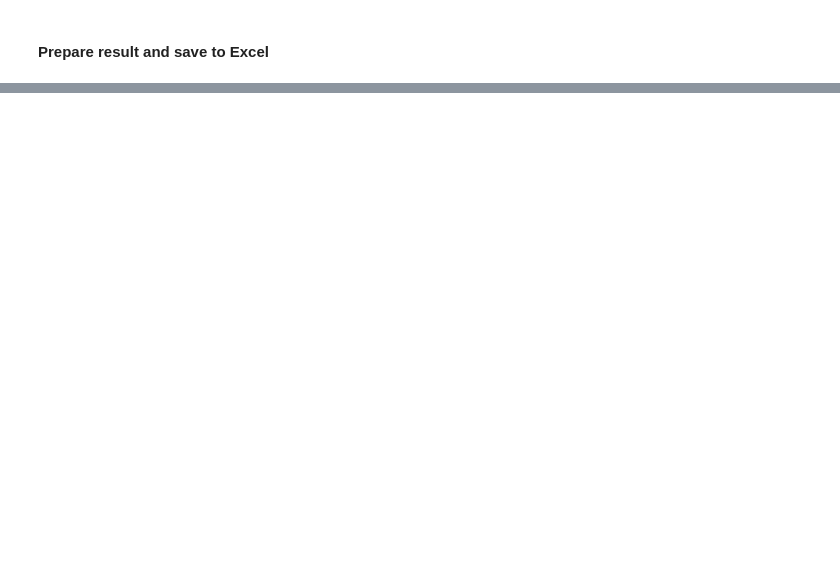
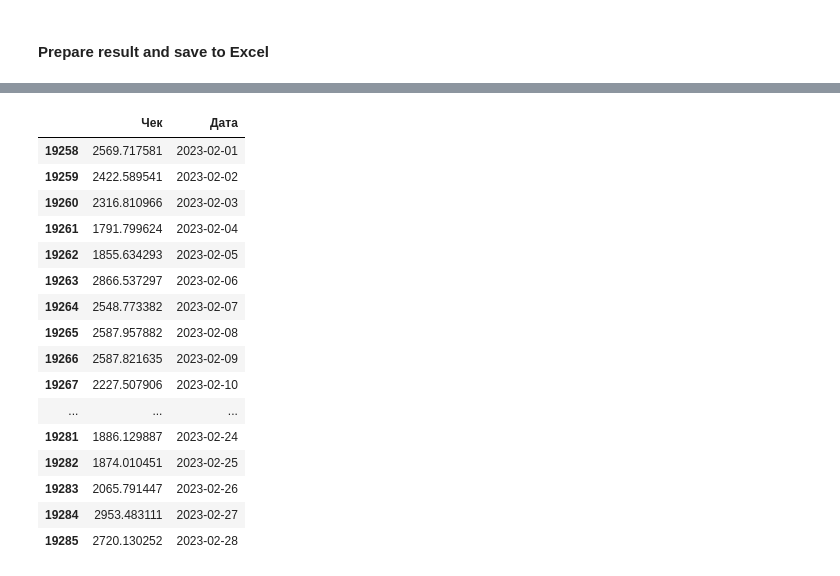
Before and after one commit to grigory-zhovtun/revenue-forecasting, a Jupyter notebook: forec_with_prophet.ipynb, the cells around one changed output, grey strips where cells are left out. Saved outputs shown, nothing was run; the diff lists cells and outputs as text; code cells hidden in the pictures; blank space fills up the shorter version.

```diff
--- a/forec_with_prophet.ipynb
+++ b/forec_with_prophet.ipynb
@@ -71,0 +242,22 @@ pivot_df.to_excel('forecast_revenue.xlsx', index=False)
+# %%
+data[(data['Кафе'] == 'Доставка') &
+     (data['Дата'].dt.month == 2) &
+     (data['Дата'].dt.year == 2023)][['Чек', 'Дата']]
+# %% [output]
+|  | Чек | Дата |
+| 19258 | 2569.717581 | 2023-02-01 |
+| 19259 | 2422.589541 | 2023-02-02 |
+| 19260 | 2316.810966 | 2023-02-03 |
+| 19261 | 1791.799624 | 2023-02-04 |
+| 19262 | 1855.634293 | 2023-02-05 |
+| 19263 | 2866.537297 | 2023-02-06 |
+| 19264 | 2548.773382 | 2023-02-07 |
+| 19265 | 2587.957882 | 2023-02-08 |
+| 19266 | 2587.821635 | 2023-02-09 |
+| 19267 | 2227.507906 | 2023-02-10 |
+| ... | ... | ... |
+| 19281 | 1886.129887 | 2023-02-24 |
+| 19282 | 1874.010451 | 2023-02-25 |
+| 19283 | 2065.791447 | 2023-02-26 |
+| 19284 | 2953.483111 | 2023-02-27 |
+| 19285 | 2720.130252 | 2023-02-28 |
```
Also changed, not shown: parts of 14 cells of this notebook.
